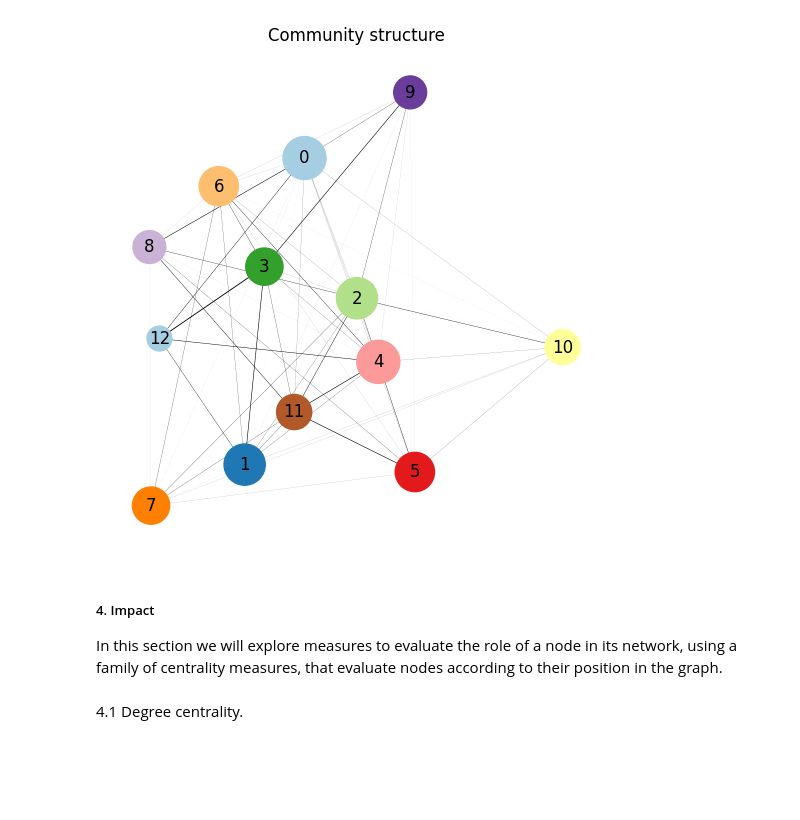
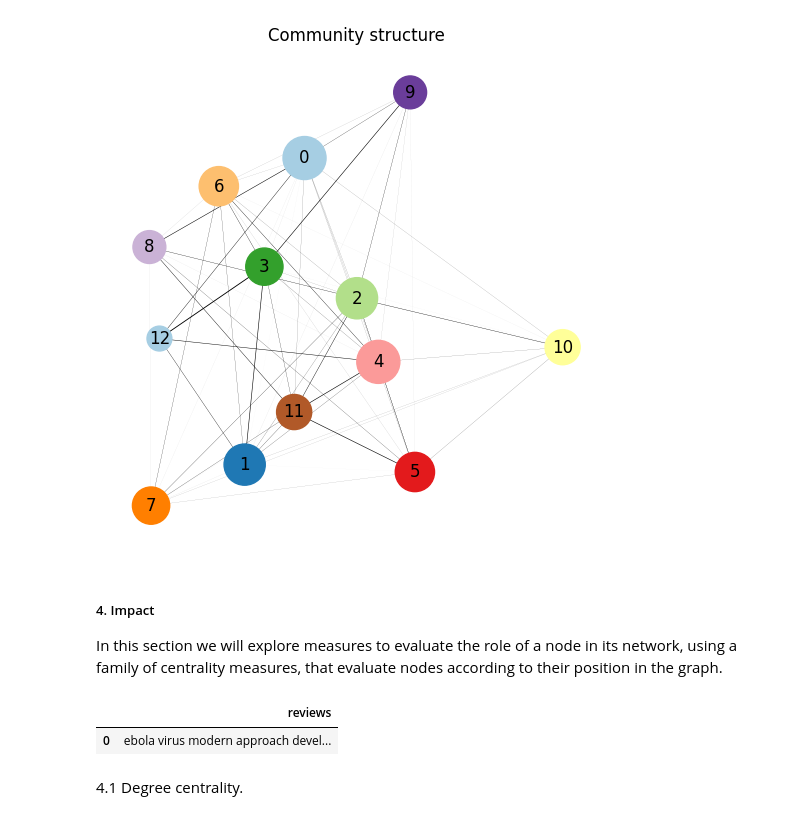
Before and after one commit to OscarLlorente/euro_sci, a Jupyter notebook: src/project.ipynb, the cells around one changed output. Drawn from its saved outputs; the diff is of its cells as text; code cells hidden in the pictures; blank space fills up the shorter version.

```diff
--- a/src/project.ipynb
+++ b/src/project.ipynb
@@ -815,6 +818,12 @@ plt.show()
 ##### 4. Impact
 
 In this section we will explore measures to evaluate the role of a node in its network, using a family of centrality measures, that evaluate nodes according to their position in the graph.
+# %%
+df = pd.DataFrame(texts, columns=['reviews'])
+df.head(1)
+# %% [output]
+|  | reviews |
+| 0 | ebola virus modern approach devel... |
 # %%
 # Function to  print top 3 nodes from the graphs
 def print_top3_nodes(impact):
```
Also changed, not shown: parts of 11 cells of this notebook.
